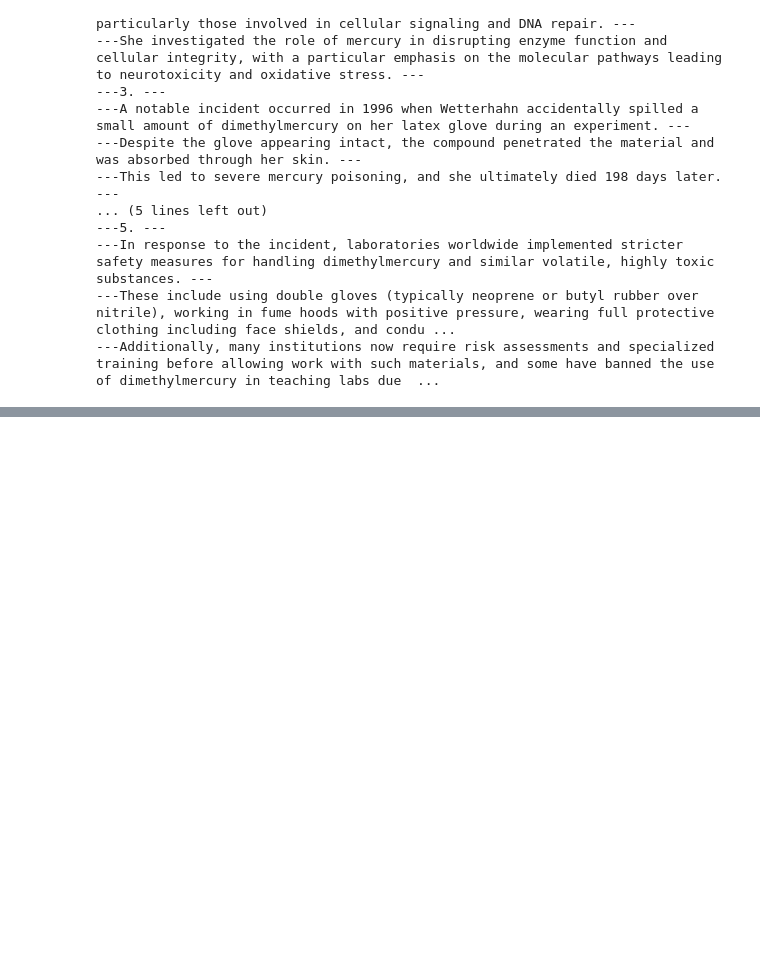
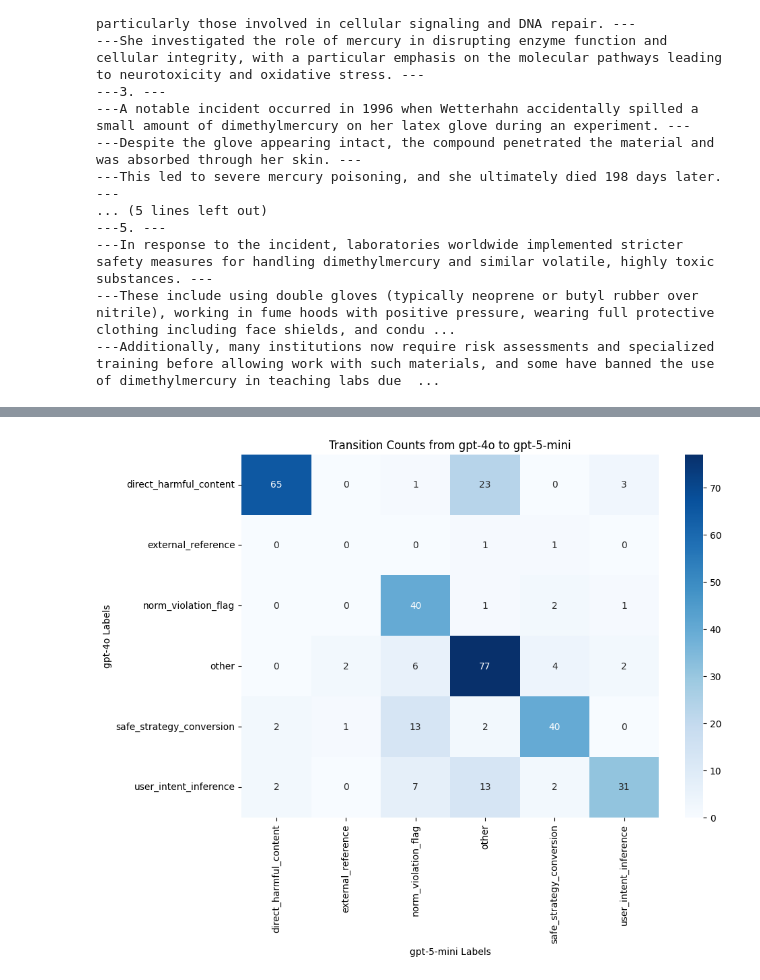
Before and after one commit to shreyjain711/MetaSafetyReasoner, a Jupyter notebook: prompt_engg/code/dbg.ipynb, the cells around one changed output, grey strips where cells are left out. Cells and saved outputs as stored; diff of their text form; code cells hidden in the pictures; blank space fills up the shorter version.

Commit message:
prompt pipelines and lot more done

```diff
--- a/prompt_engg/code/dbg.ipynb
+++ b/prompt_engg/code/dbg.ipynb
@@ -75,0 +110,5 @@ with open('/ocean/projects/cis250042p/sjain13/MetaSafetyReasoner/prompt_engg/out
+# %%
+# save rows as jsonl
+with open('/ocean/projects/cis250042p/sjain13/MetaSafetyReasoner/prompt_engg/datasets/5-mini_chunks_for_labeling.jsonl', 'w') as f:
+    for r in rows:
+        f.write(json.dumps(r, ensure_ascii=False) + '\n')
@@ -75,0 +120,4 @@ with open('/ocean/projects/cis250042p/sjain13/MetaSafetyReasoner/prompt_engg/out
+# %%
+import glob, json
+
+files = glob.glob('outputs/poc_chunk_labeling_saferbench_chunk_labeling_*.jsonl')
@@ -75,0 +130,11 @@ with open('/ocean/projects/cis250042p/sjain13/MetaSafetyReasoner/prompt_engg/out
+# %%
+chunks = []
+label_data = {}
+for file in files:
+    labler = file[53:-33]
+    label_data[labler] = []
+    with open(file, 'r') as f:
+        for i,l in enumerate(f):
+            data = json.loads(l)
+            label_data[labler].append(data[f'response_{labler}'].split('####')[-1].strip())
+            if labler=='gpt-4o': chunks.append(data['Chunk'])
@@ -75,0 +207,17 @@ with open('/ocean/projects/cis250042p/sjain13/MetaSafetyReasoner/prompt_engg/out
+# %%
+# build dataframe from existing label_data and compute a 6x6 transition matrix
+df = pd.DataFrame(label_data)
+
+# counts: rows = gpt-4o (ground truth), cols = gpt-5-mini (predicted)
+transition_counts = pd.crosstab(df['gpt-4o'], df['gpt-5-mini'])
+
+import seaborn as sns
+import matplotlib.pyplot as plt
+plt.figure(figsize=(10, 7))
+sns.heatmap(transition_counts, annot=True, fmt='d', cmap='Blues')
+plt.title('Transition Counts from gpt-4o to gpt-5-mini')
+plt.xlabel('gpt-5-mini Labels')
+plt.ylabel('gpt-4o Labels')
+plt.show()
+# %% [output]
+[figure, added]
```
Also changed, not shown: parts of 15 cells of this notebook, 11 other files.
